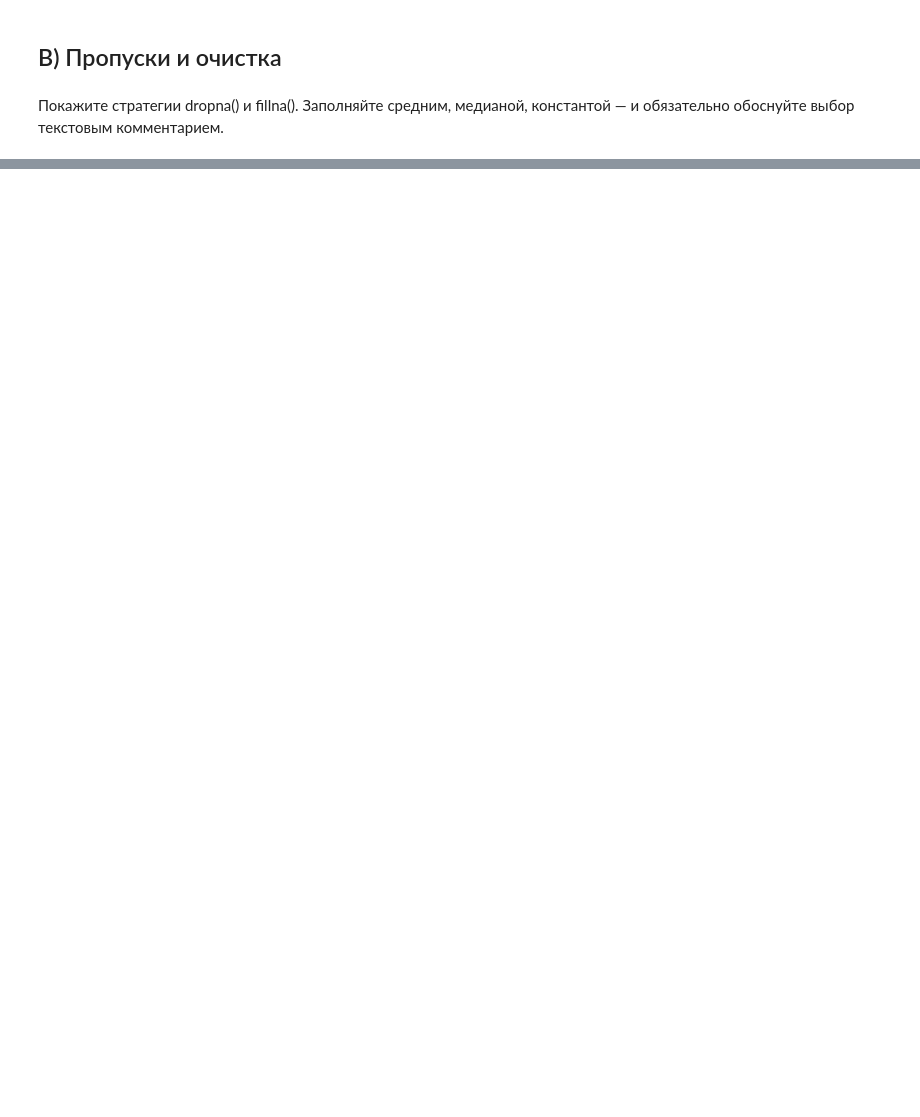
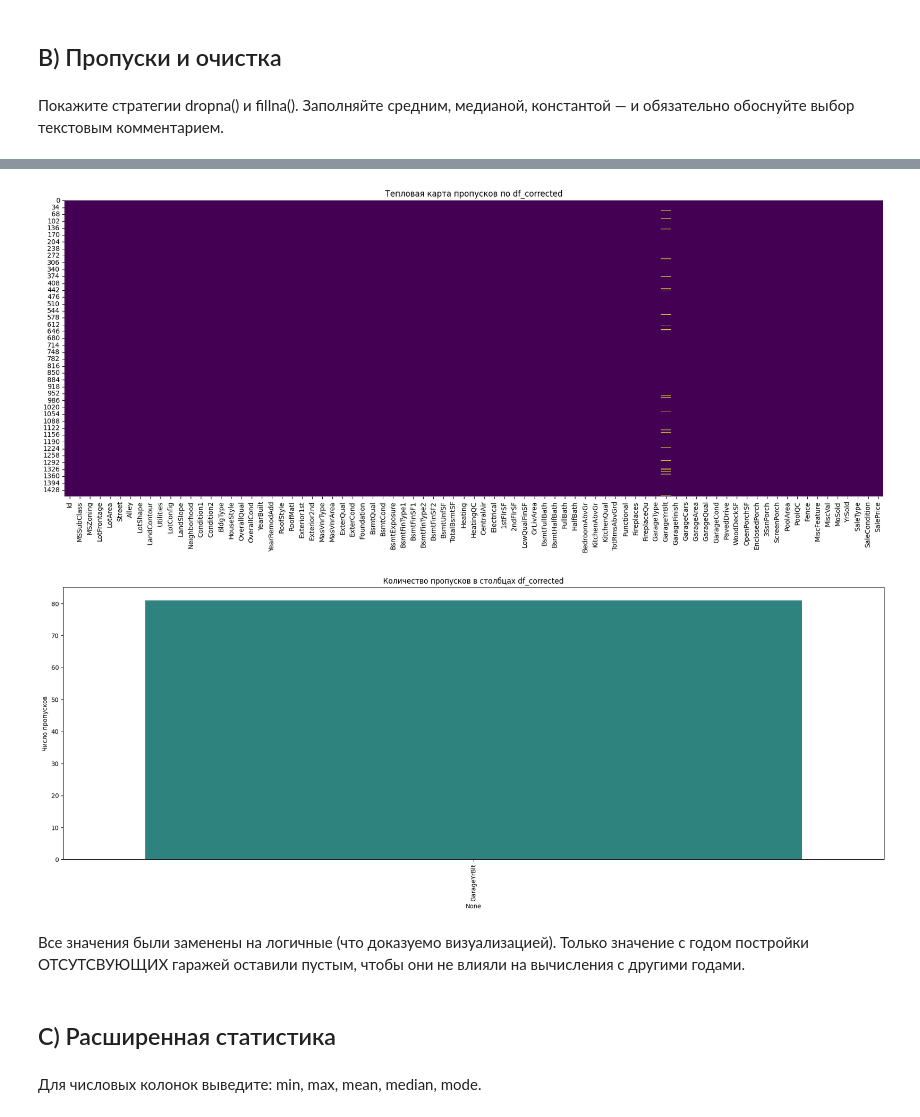
Before and after one commit to petrukovichigor/ml-course-homeworks, a Jupyter notebook: hw02/hw2.ipynb, the cells around one changed output, grey strips where cells are left out. Drawn from its saved outputs; the diff is of its cells as text; code cells hidden in the pictures; blank space fills up the shorter version.

```diff
--- a/hw02/hw2.ipynb
+++ b/hw02/hw2.ipynb
@@ -223,0 +292,27 @@ Name: 0, dtype: object
+# %%
+# Повторяем визуализацию пропущенных значений, но уже для df_corrected
+
+# Тепловая карта пропущенных значений
+plt.figure(figsize=(22,8))
+sns.heatmap(df_corrected.isnull(), cbar=False, cmap="viridis")
+plt.title("Тепловая карта пропусков по df_corrected")
+plt.show()
+
+# Гистограмма по количеству пропусков в каждой колонке
+missing_counts = df_corrected.isnull().sum()
+cols_with_missing = missing_counts[missing_counts > 0]
+plt.figure(figsize=(24,8))
+ax = sns.barplot(x=cols_with_missing.index, y=cols_with_missing.values, palette='viridis')
+ax.set_xticklabels(ax.get_xticklabels(), rotation=90)
+plt.ylabel("Число пропусков")
+plt.title("Количество пропусков в столбцах df_corrected")
+plt.show()
+# %% [output]
+[figure, added]
+[figure, added]
+# %% [markdown]
+Все значения были заменены на логичные (что доказуемо визуализацией). Только значение с годом постройки ОТСУТСВУЮЩИХ гаражей оставили пустым, чтобы они не влияли на вычисления с другими годами.
+# %% [markdown]
+## C) Расширенная статистика
+# %% [markdown]
+Для числовых колонок выведите: min, max, mean, median, mode.
```
Also changed, not shown: parts of 54 cells of this notebook.
